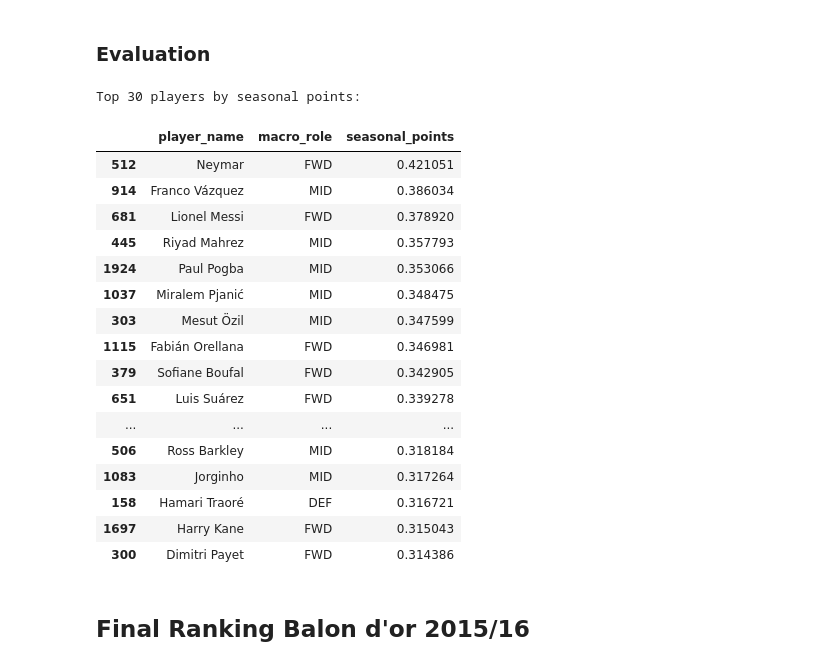
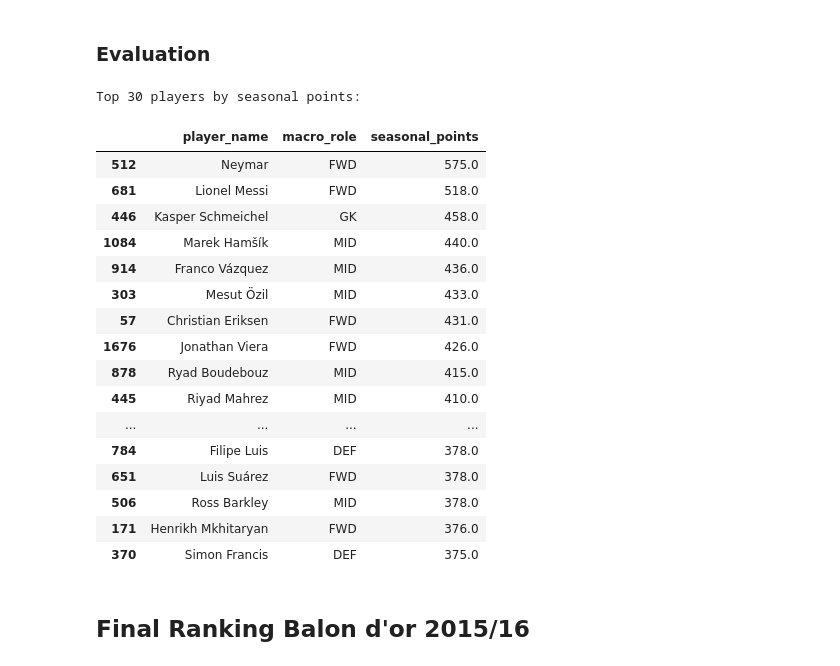
Before and after one commit to Manuele23/Parma-assignment, a Jupyter notebook: task2_ballon_dor/03_final_ranking.ipynb, the cells around one changed output. Cells and saved outputs as stored; diff of their text form; code cells hidden in the pictures.

```diff
--- a/task2_ballon_dor/03_final_ranking.ipynb
+++ b/task2_ballon_dor/03_final_ranking.ipynb
@@ -381,7 +391,7 @@ metrics_per90 = [
 ]
 # %%
 # Create a copy of the DataFrame to avoid changing the original data
-df_per90 = df.copy()
+df_per90 = df[metrics_per90 + ["player_name", "macro_role", "teams"]].copy()
 # %% [markdown]
 ### Weights Definition: Clustering by Role and Determining the Optimal Number of Clusters
 # %% [markdown]
@@ -456,12 +482,13 @@ def cluster_by_role(df, metrics, k=4):
 
         # Store the clustering results for each role
         clustering_results[role] = {
-            'centroids': kmeans.cluster_centers_,  # Store the centroids of the clusters
-            'labels': df[df['macro_role'] == role]['cluster'].values  # Store the cluster labels for each player
+            'centroids': kmeans.cluster_centers_,                       # Store the centroids of the clusters
+            'labels': df[df['macro_role'] == role]['cluster'].values,   # Store the cluster labels for each player
+            'data': role_data_scaled                                    # Keep track of the role-specific data (normalized)
         }
 
     return df, clustering_results
 
-# Implement clustering with the optimal k (replace 4 with the actual value based on the elbow method)
+# Implement clustering with the optimal k
 df_with_clusters, role_weights = cluster_by_role(df_per90, metrics_per90, k=4)
 # %% [markdown]
@@ -686,10 +793,10 @@ Role-specific **per-90 indices** are computed to measure efficiency. This step i
 # %%
-# Complete weight matrix for per-90 evaluation
+# Complete metrics list for season evaluation
+metrics = [
 
-metrics = [
     # Scoring & Shooting
     "goals", "xg_total", "shots_on_target",
-    "goal_contribution", "finishing_delta",
+    "finishing_delta",
 
     # Passing & Creativity
     "assists", "key_passes",
@@ -716,7 +823,7 @@ metrics = [
     "fouls_won", "fouls_balance",
 
     # Contextual impact
-    "team_impact"
+    "team_impact", "team_strength"
 ]
 # %%
 # Create a copy of the DataFrame to avoid changing the original data
@@ -736,11 +843,11 @@ df_with_clusters, role_weights = cluster_by_role(df_seasonal, metrics, k=4)
 # %%
-# Extract the most important metrics from the centroids
-important_metrics = get_important_features_from_centroids(role_weights, metrics)
+# Extract the most important metrics
+important_metrics = get_important_features(role_weights, metrics)
 
 # Display the most important metrics for each role
 for role, importance in important_metrics.items():
     print(f"Important features for role {role}:")
-    print(importance.head())  # Display the top important metrics for each role
+    print(importance.head(10))  # Display the top important metrics for each role
     print("\n")
 # %% [output]
 Important features for role DEF:
@@ -822,31 +953,49 @@ team_impact:
 # %% [markdown]
 ### Evaluation
 # %%
+# Flag to enable or disable role weighting (same measures as per-90)
+apply_role_weighting = True
+
 # Calculate the seasonal_points using the normalized weights for each player
-df_seasonal["seasonal_points"] = df_seasonal.apply(lambda r: compute_points(r, important_metrics, normalized_role_weights), axis=1)
+df_seasonal["seasonal_points"] = df_seasonal.apply(
+    lambda r: np.ceil(
+        compute_points(
+            r,
+            important_metrics,
+            normalized_role_weights,
+            role_global_weights,
+            apply_role_weighting
+        )
+    ),
+    axis=1
+)
 
 # Display the Top 30 players based on seasonal_points
-top30_seasonal = df_seasonal.sort_values("seasonal_points", ascending=False).head(30)
+top30_seasonal = (
+    df_seasonal.sort_values("seasonal_points", ascending=False)
+    .head(30)
+)
+
 print("Top 30 players by seasonal points:")
 display(top30_seasonal[["player_name", "macro_role", "seasonal_points"]])
 # %% [output]
 Top 30 players by seasonal points:
 |  | player_name | macro_role | seasonal_points |
-| 512 | Neymar | FWD | 0.421051 |
-| 914 | Franco Vázquez | MID | 0.386034 |
-| 681 | Lionel Messi | FWD | 0.378920 |
-| 445 | Riyad Mahrez | MID | 0.357793 |
-| 1924 | Paul Pogba | MID | 0.353066 |
-| 1037 | Miralem Pjanić | MID | 0.348475 |
-| 303 | Mesut Özil | MID | 0.347599 |
-| 1115 | Fabián Orellana | FWD | 0.346981 |
-| 379 | Sofiane Boufal | FWD | 0.342905 |
-| 651 | Luis Suárez | FWD | 0.339278 |
+| 512 | Neymar | FWD | 575.0 |
+| 681 | Lionel Messi | FWD | 518.0 |
+| 446 | Kasper Schmeichel | GK | 458.0 |
+| 1084 | Marek Hamšík | MID | 440.0 |
+| 914 | Franco Vázquez | MID | 436.0 |
+| 303 | Mesut Özil | MID | 433.0 |
+| 57 | Christian Eriksen | FWD | 431.0 |
+| 1676 | Jonathan Viera | FWD | 426.0 |
+| 878 | Ryad Boudebouz | MID | 415.0 |
+| 445 | Riyad Mahrez | MID | 410.0 |
 | ... | ... | ... | ... |
-| 506 | Ross Barkley | MID | 0.318184 |
-| 1083 | Jorginho | MID | 0.317264 |
-| 158 | Hamari Traoré | DEF | 0.316721 |
-| 1697 | Harry Kane | FWD | 0.315043 |
-| 300 | Dimitri Payet | FWD | 0.314386 |
+| 784 | Filipe Luis | DEF | 378.0 |
+| 651 | Luis Suárez | FWD | 378.0 |
+| 506 | Ross Barkley | MID | 378.0 |
+| 171 | Henrikh Mkhitaryan | FWD | 376.0 |
+| 370 | Simon Francis | DEF | 375.0 |
 # %% [markdown]
 ## Final Ranking Balon d'or 2015/16
```
Also changed, not shown: parts of 33 cells of this notebook, 2 other files.
